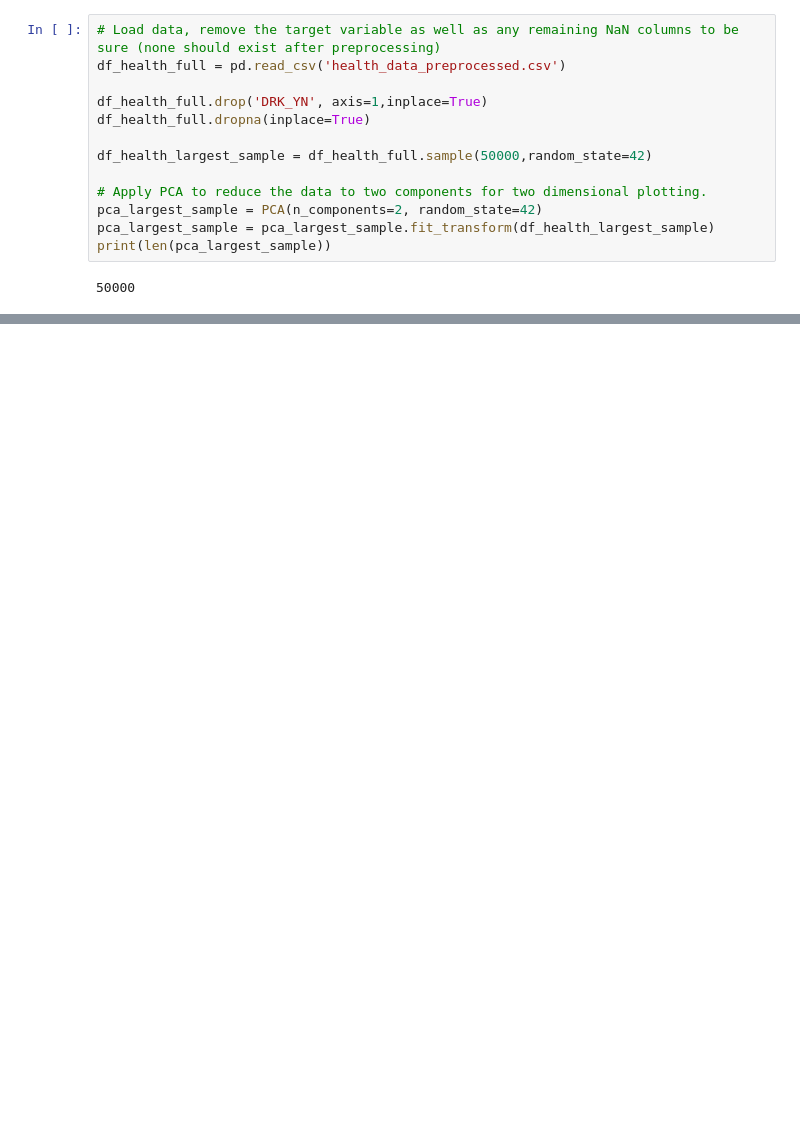
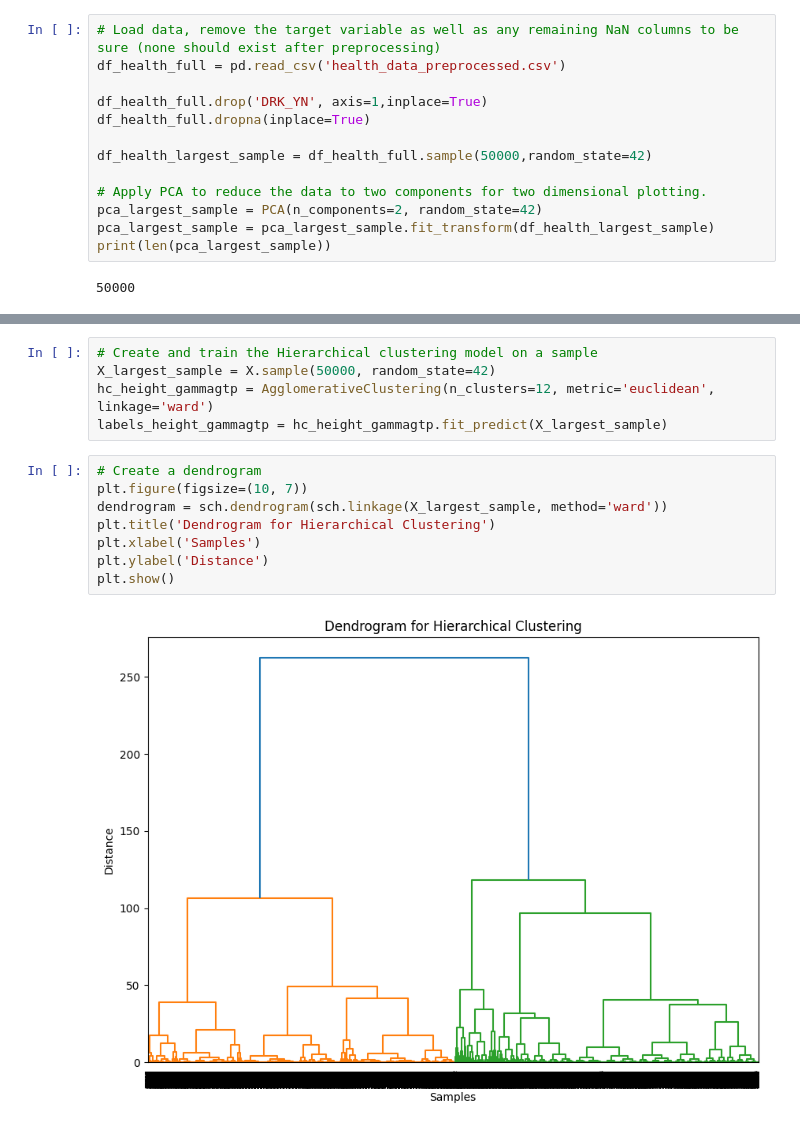
Before and after one commit to philippollmann/it3212-group7-assignment4, a Jupyter notebook: hierarchical_clustering.ipynb, the cells around one changed output, grey strips where cells are left out. Cells and saved outputs as stored; diff of their text form; blank space fills up the shorter version.

```diff
--- a/hierarchical_clustering.ipynb
+++ b/hierarchical_clustering.ipynb
@@ -80,0 +121,15 @@ Calinski-Harabasz Score: 37015.3659
+# %%
+# Create and train the Hierarchical clustering model on a sample
+X_largest_sample = X.sample(50000, random_state=42)
+hc_height_gammagtp = AgglomerativeClustering(n_clusters=12, metric='euclidean', linkage='ward')
+labels_height_gammagtp = hc_height_gammagtp.fit_predict(X_largest_sample)
+# %%
+# Create a dendrogram
+plt.figure(figsize=(10, 7))
+dendrogram = sch.dendrogram(sch.linkage(X_largest_sample, method='ward'))
+plt.title('Dendrogram for Hierarchical Clustering')
+plt.xlabel('Samples')
+plt.ylabel('Distance')
+plt.show()
+# %% [output]
+[figure, added]
```
Also changed, not shown: parts of 10 cells of this notebook.
